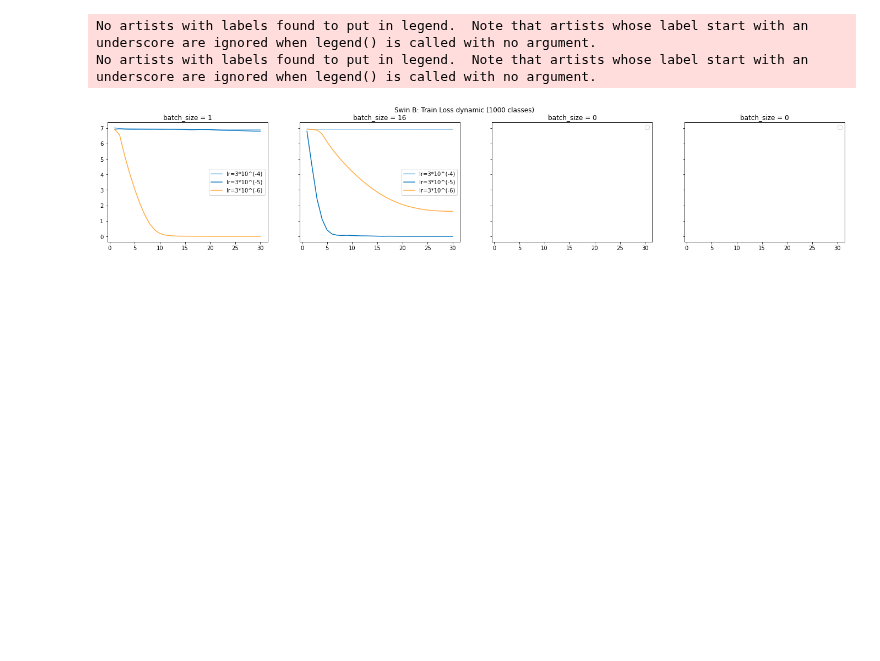
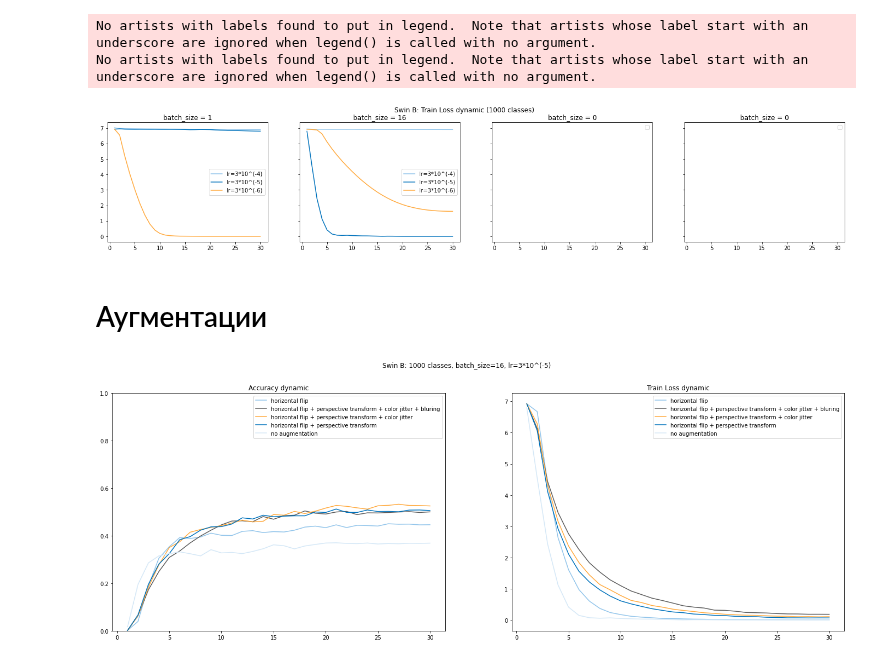
Before and after one commit to pluie-d-automne/rus-gest-lang, a Jupyter notebook: code/3 Models/Swin/SwinB_dynamic.ipynb, the cells around one changed output. Saved outputs shown, nothing was run; the diff lists cells and outputs as text; code cells hidden in the pictures; blank space fills up the shorter version.

Commit message:
Add augmentations to train Swin

```diff
--- a/code/3 Models/Swin/SwinB_dynamic.ipynb
+++ b/code/3 Models/Swin/SwinB_dynamic.ipynb
@@ -63,3 +63,15 @@ draw_dynamic(data_1000, batch_sizes=batch_sizes_1000, n_classes=1000, model_fold
 No artists with labels found to put in legend.  Note that artists whose label start with an underscore are ignored when legend() is called with no argument.
 No artists with labels found to put in legend.  Note that artists whose label start with an underscore are ignored when legend() is called with no argument.
 [figure]
+# %% [markdown]
+# Аугментации
+# %%
+model_folder_1000 ="/home/jupyter/mnt/s3/rsl-videos/slovo/models/all/swinb/"
+model_name = 'Swin B'
+data = [
+    {'bs': 16, 'lr':'3*10^(-5)', 'filename': 'swinb_all_lrcd-5_bs16_flip_loss_acc_dynamic.json', 'augmentations': 'horizontal flip'},
+    {'bs': 16, 'lr':'3*10^(-5)', 'filename': 'swinb_all_lrcd-5_bs16_flip_pt_col_blur_loss_acc_dynamic.json', 'augmentations': 'horizontal flip + perspective transform + color jitter + bluring'},
+    {'bs': 16, 'lr':'3*10^(-5)', 'filename': 'swinb_all_lrcd-5_bs16_flip_pt_col_loss_acc_dynamic.json', 'augmentations': 'horizontal flip + perspective transform + color jitter'},
+    {'bs': 16, 'lr':'3*10^(-5)', 'filename': 'swinb_all_lrcd-5_bs16_flip_pt_loss_acc_dynamic.json', 'augmentations': 'horizontal flip + perspective transform'},
+    {'bs': 16, 'lr':'3*10^(-5)', 'filename': 'swinb_all_lrcd-5_bs16_loss_acc_dynamic.json', 'augmentations': 'no augmentation'},
+]
@@ -65,0 +124,4 @@ No artists with labels found to put in legend.  Note that artists whose label st
+# %%
+draw_augmentations(data, model_folder=model_folder_1000, model_name=model_name)
+# %% [output]
+[figure, added]
```
Also changed, not shown: parts of 1 cell of this notebook, 3 other files.
